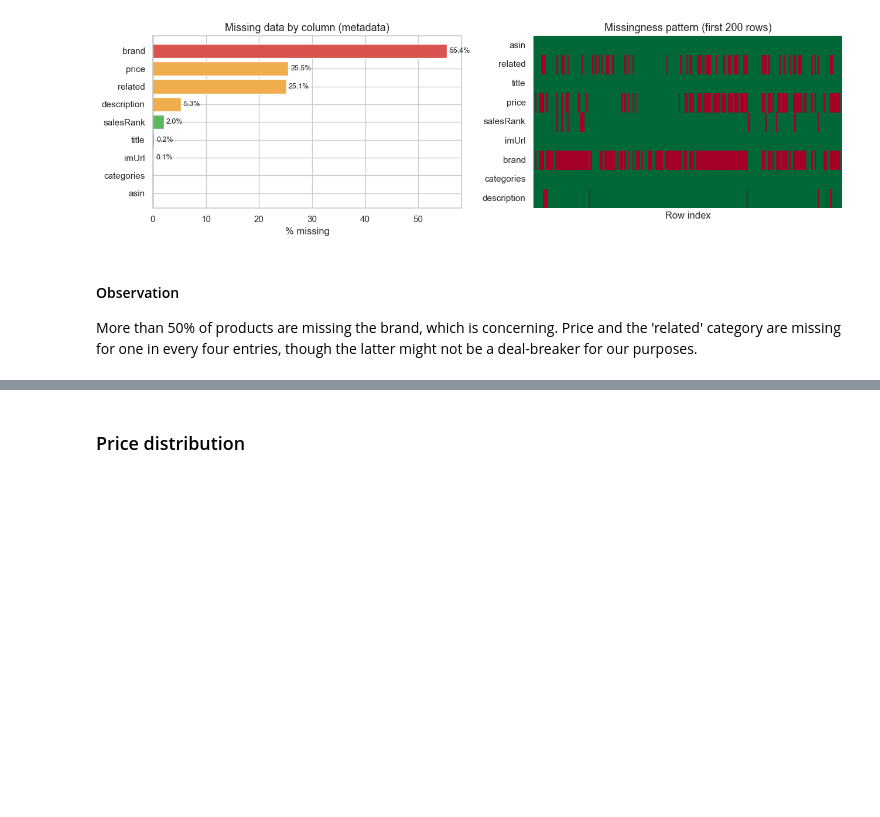
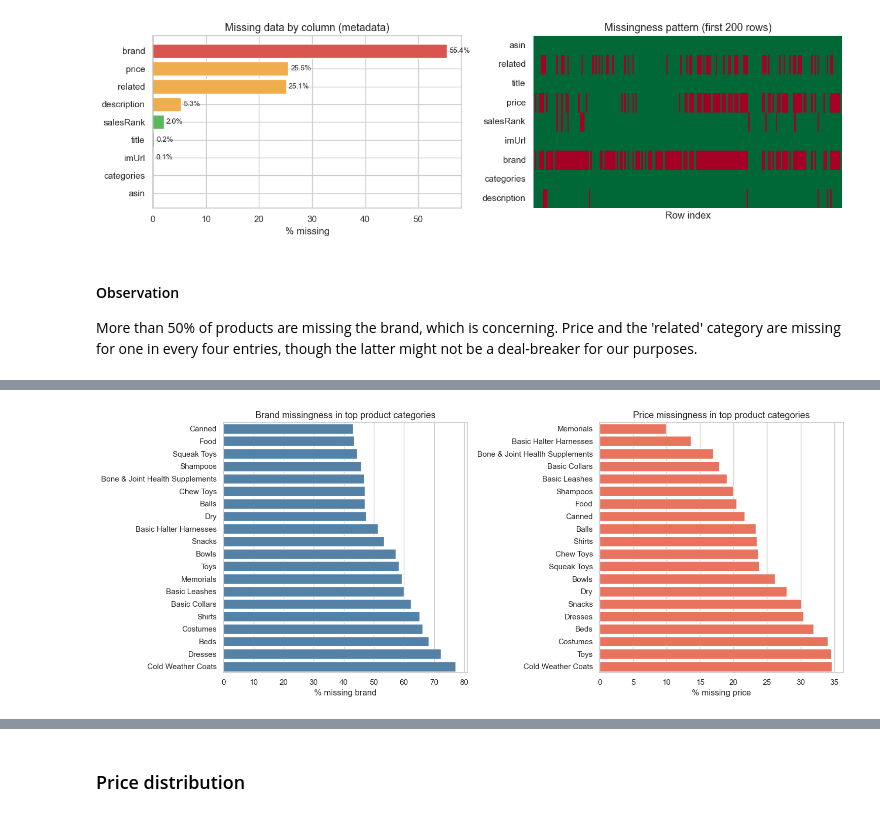
Before and after one commit to Vitto28/Vet_Recc, a Jupyter notebook: data_exploration.ipynb, the cells around one changed output, grey strips where cells are left out. Cells and saved outputs as stored; diff of their text form; code cells hidden in the pictures; blank space fills up the shorter version.

```diff
--- a/data_exploration.ipynb
+++ b/data_exploration.ipynb
@@ -378,0 +383,83 @@ More than 50% of products are missing the brand, which is concerning. Price and
+# %%
+def flatten_leaf_categories_for_missingness(cat_val):
+    """Return a flat list of leaf-level category strings."""
+    if cat_val is None:
+        return []
+    if isinstance(cat_val, float) and np.isnan(cat_val):
+        return []
+    try:
+        nested = ast.literal_eval(cat_val) if isinstance(cat_val, str) else cat_val
+        if not isinstance(nested, list):
+            return []
+        leaves = [path[-1] for path in nested if isinstance(path, list) and path]
+        return [c for c in leaves if c not in ['Pet Supplies', 'Pet Supplies: International Shipping Available']]
+    except Exception:
+        return []
+
+missing_by_category_df = meta_df.copy()
+missing_by_category_df['brand_missing'] = (
+    missing_by_category_df['brand'].isna()
+    | (missing_by_category_df['brand'].astype(str).str.strip() == '')
+)
+missing_by_category_df['price_missing'] = missing_by_category_df['price'].isna()
+missing_by_category_df['leaf_categories'] = missing_by_category_df['categories'].apply(flatten_leaf_categories_for_missingness)
+
+category_missing = (
+    missing_by_category_df
+    .explode('leaf_categories')
+    .dropna(subset=['leaf_categories'])
+    .groupby('leaf_categories')
+    .agg(
+        product_count=('asin', 'nunique'),
+        brand_missing_count=('brand_missing', 'sum'),
+        price_missing_count=('price_missing', 'sum'),
+        category_price_median=('price', 'median')
+    )
+    .reset_index()
+)
+category_missing['brand_missing_%'] = category_missing['brand_missing_count'] / category_missing['product_count'] * 100
+category_missing['price_missing_%'] = category_missing['price_missing_count'] / category_missing['product_count'] * 100
+
+top_categories_missing = category_missing.sort_values('product_count', ascending=False).head(20)
+
+fig, axes = plt.subplots(1, 2, figsize=(15, 6))
+
+sns.barplot(
+    data=top_categories_missing.sort_values('brand_missing_%', ascending=True),
+    y='leaf_categories',
+    x='brand_missing_%',
+    ax=axes[0],
+    color='steelblue'
+)
+axes[0].set_title('Brand missingness in top product categories')
+axes[0].set_xlabel('% missing brand')
+axes[0].set_ylabel('')
+
+sns.barplot(
+    data=top_categories_missing.sort_values('price_missing_%', ascending=True),
+    y='leaf_categories',
+    x='price_missing_%',
+    ax=axes[1],
+    color='tomato'
+)
+axes[1].set_title('Price missingness in top product categories')
+axes[1].set_xlabel('% missing price')
+axes[1].set_ylabel('')
+
+plt.tight_layout()
+plt.show()
+
+print('Top 20 categories by product count:')
+print(
+    top_categories_missing[[
+        'leaf_categories', 'product_count',
+        'brand_missing_count', 'brand_missing_%',
+        'price_missing_count', 'price_missing_%',
+        'category_price_median'
+    ]]
+    .sort_values('product_count', ascending=False)
+    .round(2)
+    .to_string(index=False)
+)
+# %% [output]
+[figure, added]
```
Also changed, not shown: parts of 9 cells of this notebook, 3 other files.
